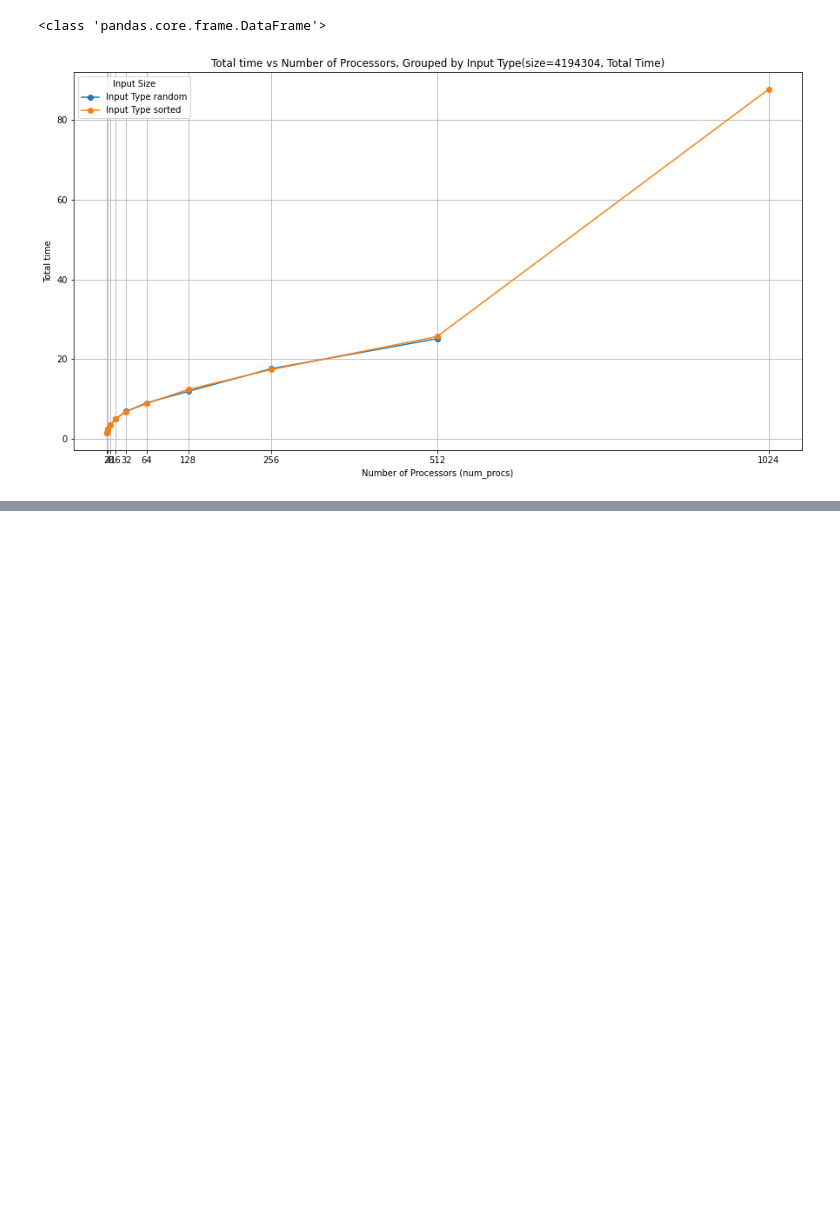
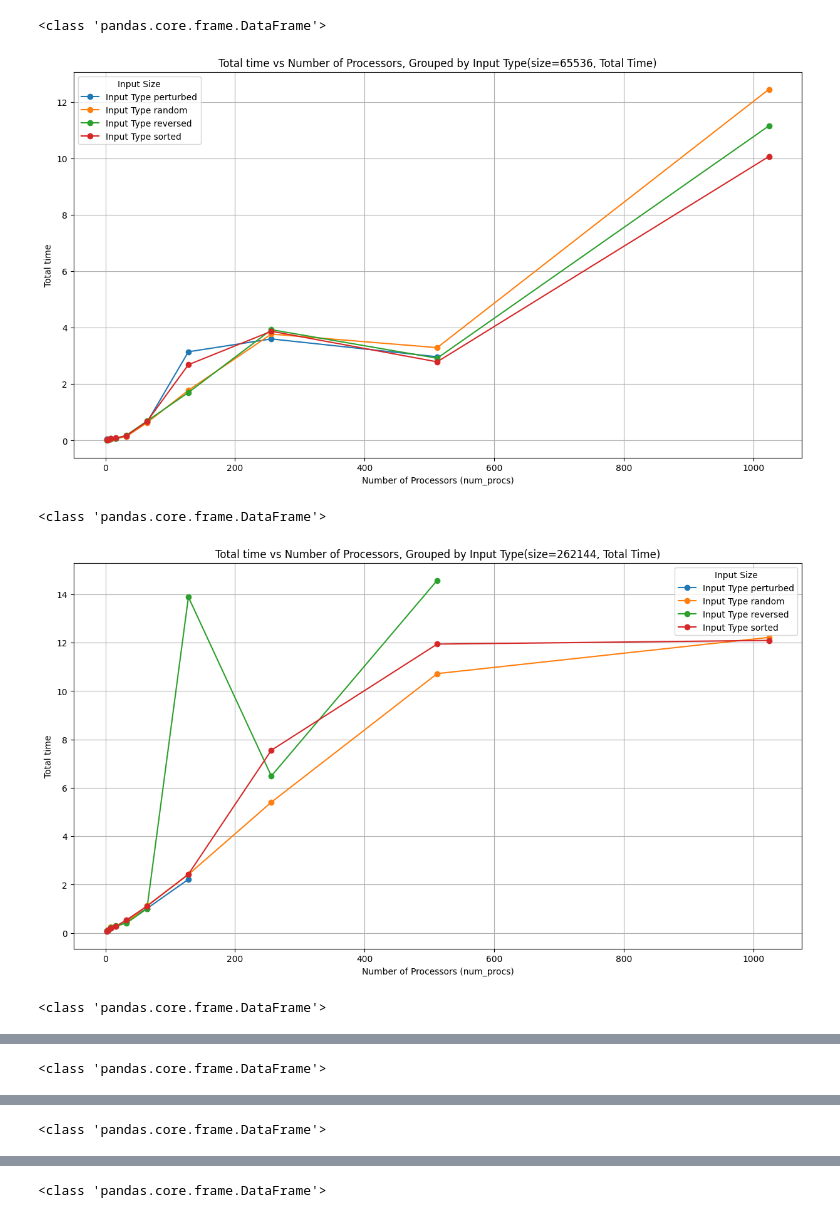
Before and after one commit to ivzap/CSCE-435-Project1, a Jupyter notebook: src/bitonic/bitonic_analysis.ipynb, the cells around one changed output, grey strips where cells are left out. Cells and saved outputs as stored; diff of their text form; code cells hidden in the pictures; blank space fills up the shorter version.

```diff
--- a/src/bitonic/bitonic_analysis.ipynb
+++ b/src/bitonic/bitonic_analysis.ipynb
@@ -23,7 +33,6 @@ Warning: Roundtrip module could not be loaded. Requires jupyter notebook version
 # Weak scaling plots for each input_type (4 plots)
 
 def strong_plot_total_time(time_col, size, df):
-    x_ticks = [2, 4, 8, 16, 32, 64, 128, 256, 512, 1024]
     plt.figure(figsize=(15, 8))
     local_df = df[df["name"].isin(["comm", "comp"])]
     print(type(local_df))
@@ -42,7 +51,7 @@ def strong_plot_total_time(time_col, size, df):
     plt.xlabel('Number of Processors (num_procs)')
     plt.ylabel(time_col)
     plt.title(f'{time_col} vs Number of Processors, Grouped by Input Type(size={size}, Total Time)')
-    plt.xticks(x_ticks)
+
 
     # Add a legend
     plt.legend(title='Input Size')
@@ -54,7 +108,13 @@ def strong_plot_total_time(time_col, size, df):
 all_tk = th.Thicket.from_caliperreader(glob("cali/**/*.cali", recursive=True))
 # %%
 df = pd.merge(all_tk.dataframe, all_tk.metadata, on="profile")
-strong_plot_total_time("Total time", 2**22, df)
+
+input_sizes = [2**16, 2**18, 2**20, 2**22, 2**24, 2**26, 2**28]
+for input_size in input_sizes:
+    strong_plot_total_time("Total time", input_size, df)
 # %% [output]
 <class 'pandas.core.frame.DataFrame'>
-[figure, old version]
+[figure, new version]
+<class 'pandas.core.frame.DataFrame'>
+[figure, added]
+<class 'pandas.core.frame.DataFrame'>
@@ -60,0 +122 @@ strong_plot_total_time("Total time", 2**22, df)
+<class 'pandas.core.frame.DataFrame'>
@@ -60,0 +124 @@ strong_plot_total_time("Total time", 2**22, df)
+<class 'pandas.core.frame.DataFrame'>
@@ -60,0 +126 @@ strong_plot_total_time("Total time", 2**22, df)
+<class 'pandas.core.frame.DataFrame'>
```
Also changed, not shown: parts of 7 cells of this notebook.
